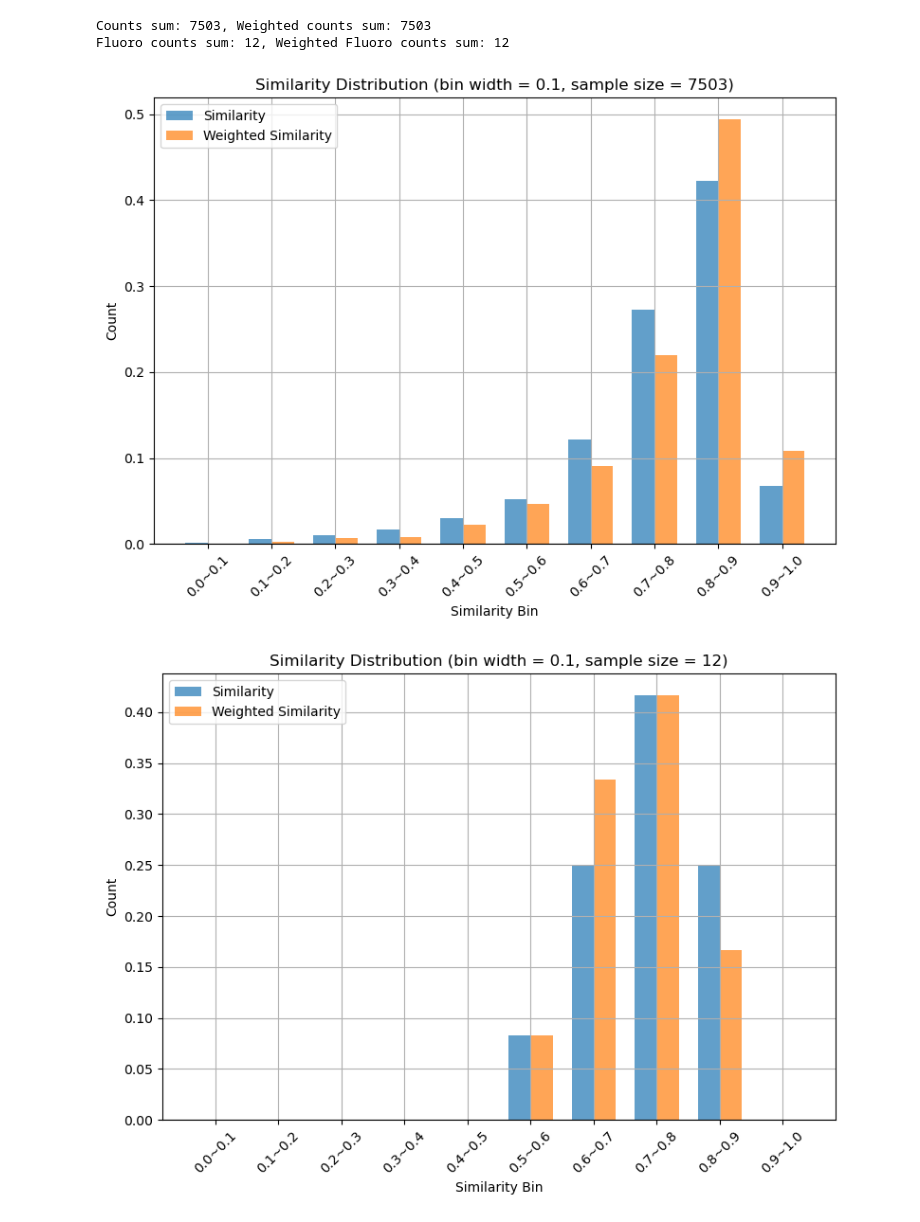
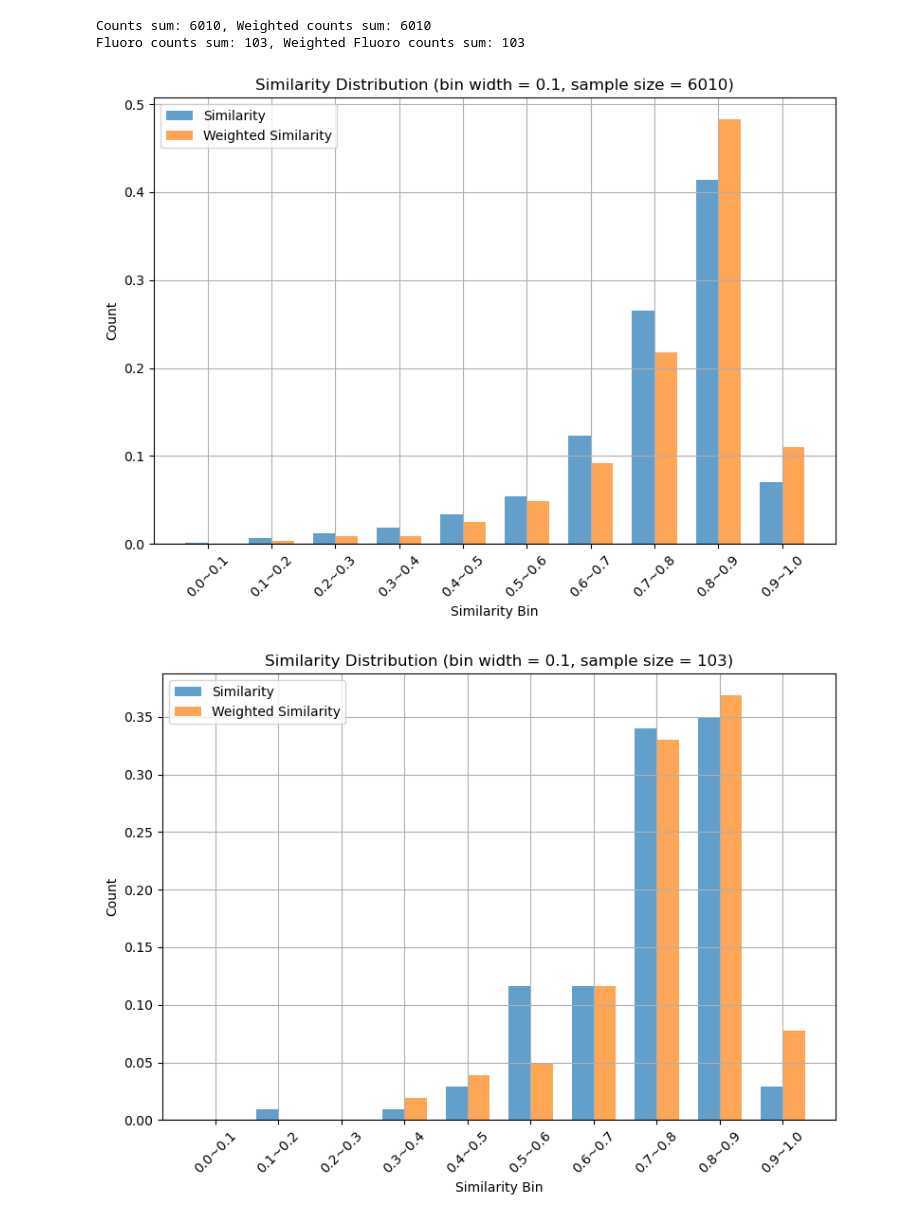
Before and after one commit to 0tum/deep-molecular-massspec, a Jupyter notebook: code/calc_sims.ipynb, the cells around one changed output. Saved outputs shown, nothing was run; the diff lists cells and outputs as text; code cells hidden in the pictures.

```diff
--- a/code/calc_sims.ipynb
+++ b/code/calc_sims.ipynb
@@ -200,11 +198,11 @@ def calc_f_ratio(smi: str) -> float:
     f_atoms = sum(1 for atom in mol.GetAtoms() if atom.GetAtomicNum() == 9)
     return f_atoms / heavy_atoms
 
-df = pd.read_csv('../data/similarity_results.csv')
+df = pd.read_csv('../data/similarity_results_dedup.csv')
 df['f_ratio'] = df['smiles'].apply(calc_f_ratio)
 
-RATIO_THRESHOLD = 0.1
-RATIO_PATH ='01'
+RATIO_THRESHOLD = 0.4
+RATIO_PATH ='04'
 
 # f_ratio > 0 の件数をカウント
 f_ratio_positive_count = df[df['f_ratio'] > RATIO_THRESHOLD].shape[0]
@@ -229,7 +227,7 @@ mean_w_s = df[df['f_ratio'] > RATIO_THRESHOLD]['w_similarity'].mean()
 # フィルタリング
 filtered = df[df['f_ratio'] > RATIO_THRESHOLD]
 
-output_path = f'../data/stats/similarity_R{RATIO_PATH}.csv'
+output_path = f'../data/stats/similarity_R{RATIO_PATH}_dedup.csv'
 
 # 必要なカラムだけを抜き出して CSV に保存
 filtered[['smiles', 'similarity', 'w_similarity']] \
@@ -242,11 +240,11 @@ Filtered results saved to ../data/stats/similarity_R01.csv
 # %%
 def plot_histgram_with_fluoro():
-    RATIO_STR = '04'
-    RATIO_THRESHOLD = '0.4'
+    RATIO_STR = '01'
+    RATIO_THRESHOLD = '0.1'
 
-    df_f = pd.read_csv(f'../data/stats/similarity_R{RATIO_STR}.csv')
+    df_f = pd.read_csv(f'../data/stats/similarity_R{RATIO_STR}_dedup.csv')
     # CSVの読み込み（ファイルパスを適宜変更してください）
-    df = pd.read_csv('../data/similarity_results.csv')
+    df = pd.read_csv('../data/similarity_results_dedup.csv')
 
     # ビンの定義（0.0-0.1, 0.1-0.2, ..., 0.9-1.0）
     bins = [i/10 for i in range(11)]
@@ -286,34 +284,34 @@ def plot_histgram_with_fluoro():
 
     # 棒グラフの作成
     plt.figure(figsize=(8, 6), dpi=100)
     plt.bar(x - width/2, rel_counts.values, width, label='Similarity', alpha=0.7)
     plt.bar(x + width/2, rel_w_counts.values, width, label='Weighted Similarity', alpha=0.7)
     plt.xlabel('Similarity Bin')
     plt.ylabel('Count')
     plt.title(f'Similarity Distribution (bin width = 0.1, sample size = {counts_sum})')
     plt.xticks(x, labels, rotation=45)
     plt.legend()
     plt.tight_layout()
     plt.grid()
     plt.savefig(f'../data/stats/similarity_all_data.pdf', format='pdf')
     plt.show()
 
     plt.figure(figsize=(8, 6), dpi=100)
     plt.bar(x - width/2, rel_f_counts.values, width, label='Similarity', alpha=0.7)
     plt.bar(x + width/2, rel_w_f_counts.values, width, label='Weighted Similarity', alpha=0.7)
     plt.xlabel('Similarity Bin')
     plt.ylabel('Count')
     plt.title(f'Similarity Distribution (bin width = 0.1, sample size = {f_counts_sum})')
     plt.xticks(x, labels, rotation=45)
     plt.legend()
     plt.tight_layout()
     plt.grid()
     plt.savefig(f'../data/stats/similarity_fluoro_ratio_{RATIO_THRESHOLD}.pdf', format='pdf')
     plt.show()
 
 plot_histgram_with_fluoro()
 # %% [output]
-Counts sum: 7503, Weighted counts sum: 7503
-Fluoro counts sum: 12, Weighted Fluoro counts sum: 12
+Counts sum: 6010, Weighted counts sum: 6010
+Fluoro counts sum: 103, Weighted Fluoro counts sum: 103
-[figure, old version]
+[figure, new version]
-[figure, old version]
+[figure, new version]
```
Also changed, not shown: parts of 6 cells of this notebook, 20 other files.
